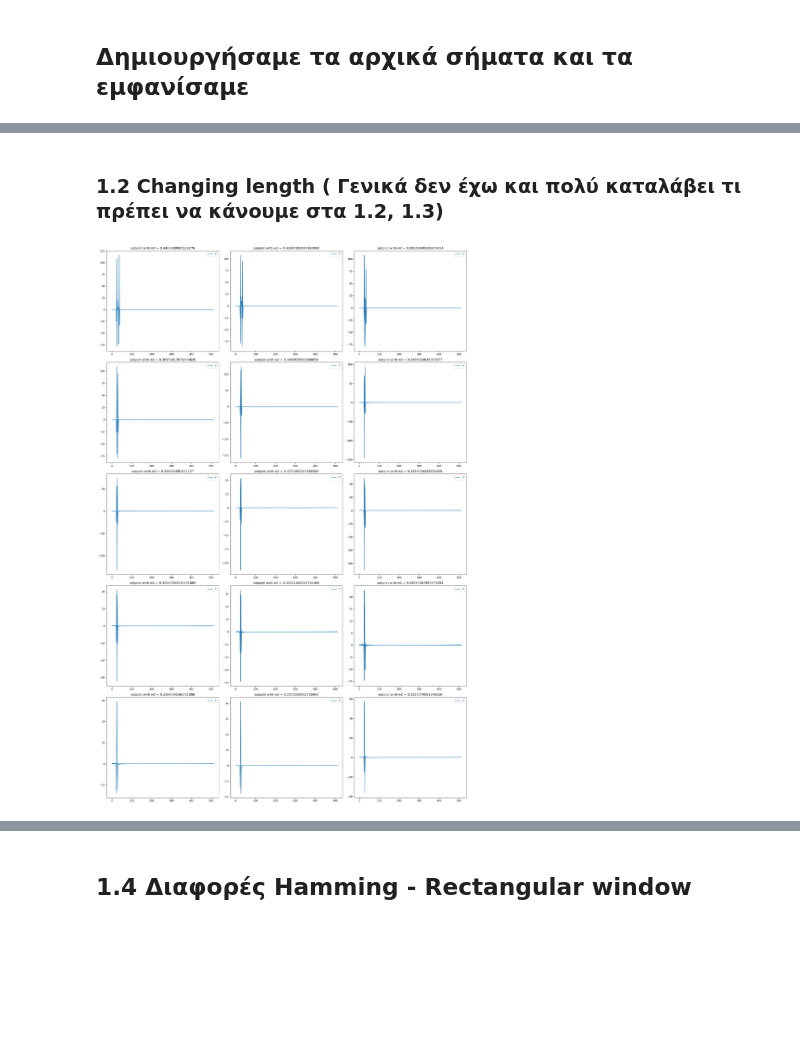
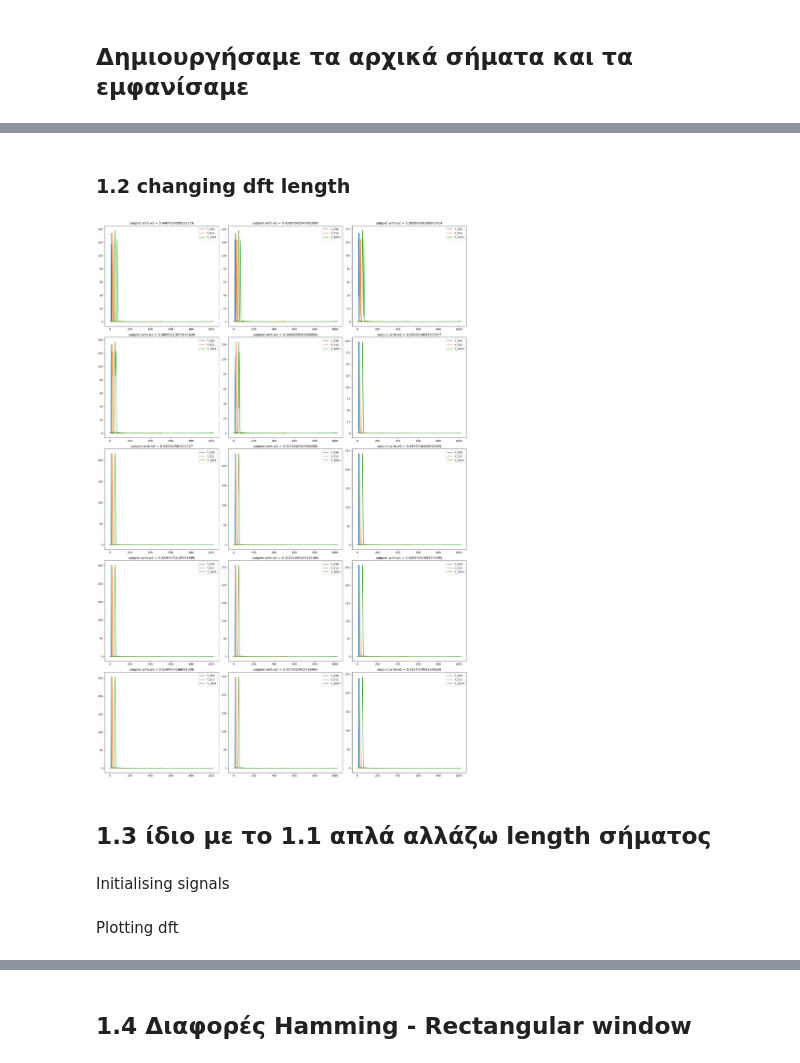
Before and after one commit to ElGreKost/DSP-Lab-Suite, a Jupyter notebook: Digital-Signal-Processing/dsp_project1/dsp_lab1_code.ipynb, the cells around one changed output, grey strips where cells are left out. Saved outputs shown, nothing was run; the diff lists cells and outputs as text; code cells hidden in the pictures; blank space fills up the shorter version.

```diff
--- a/Digital-Signal-Processing/dsp_project1/dsp_lab1_code.ipynb
+++ b/Digital-Signal-Processing/dsp_project1/dsp_lab1_code.ipynb
@@ -62,15 +62,10 @@ plt.show()
 # %%
-X1 = np.fft.fft(x1)
-X2_arr = [np.fft.fft(x2) for x2 in x2_arr]
 Y = [np.fft.fft(y) for y in y_arr]
 
 fig, axes = plt.subplots(nrows=5, ncols=3, figsize=(20, 30))
 
 for i, ax in enumerate(axes.flat):  # the flat func makes the 2d array into a 1d
-    # ax.plot(X1, label='X1')
-    # ax.plot(X2_arr[i], label='X2')
     ax.plot(Y[i], label='Y')
-    ax.legend()
     ax.set_title(f'subplot with w2 = {w2_arr[i]}')
 
 fig.tight_layout()
@@ -81,22 +76,28 @@ plt.show()
-# %% [markdown]
-### 1.2 Changing length  ( Γενικά δεν έχω και πολύ καταλάβει τι πρέπει να κάνουμε στα 1.2, 1.3)
+# %% [markdown]
+### 1.2 changing dft length
 # %%
-X1 = np.fft.fft(x1)
-X2_arr = [np.fft.fft(x2) for x2 in x2_arr]
-padded_y = [np.append(y, np.zeros(256)) for y in y_arr]
-Y = [np.fft.fft(y) for y in padded_y]
+y_512 = [np.append(y, np.zeros(256)) for y in y_arr] # y = 1x256 -> 1x512
+y_1024 = [np.append(y, np.zeros(256 + 512)) for y in y_arr] # y = 1x256 -> 1x512
+Y_512 = [np.fft.fft(y) for y in y_512]
+Y_1024 = [np.fft.fft(y) for y in y_1024]
 
 fig, axes = plt.subplots(nrows=5, ncols=3, figsize=(20, 30))
 
 for i, ax in enumerate(axes.flat):  # the flat func makes the 2d array into a 1d
     # ax.plot(X1, label='X1')
     # ax.plot(X2_arr[i], label='X2')
-    ax.plot(Y[i], label='Y')
+    ax.plot(np.abs(Y[i]), label='Y_256')
+    ax.plot(np.abs(Y_512[i]), label='Y_512')
+    ax.plot(np.abs(Y_1024[i]), label='Y_1024')
     ax.legend()
     ax.set_title(f'subplot with w2 = {w2_arr[i]}')
 
 fig.tight_layout()
 
 plt.show()
 # %% [output]
-[figure, old version]
+[figure, new version]
+# %% [markdown]
+## 1.3   ίδιο με το 1.1 απλά αλλάζω length σήματος
+# %% [markdown]
+Initialising signals
@@ -103 +129,3 @@ plt.show()
+# %% [markdown]
+Plotting dft
 # %%
```
Also changed, not shown: parts of 13 cells of this notebook, 1 other file.
